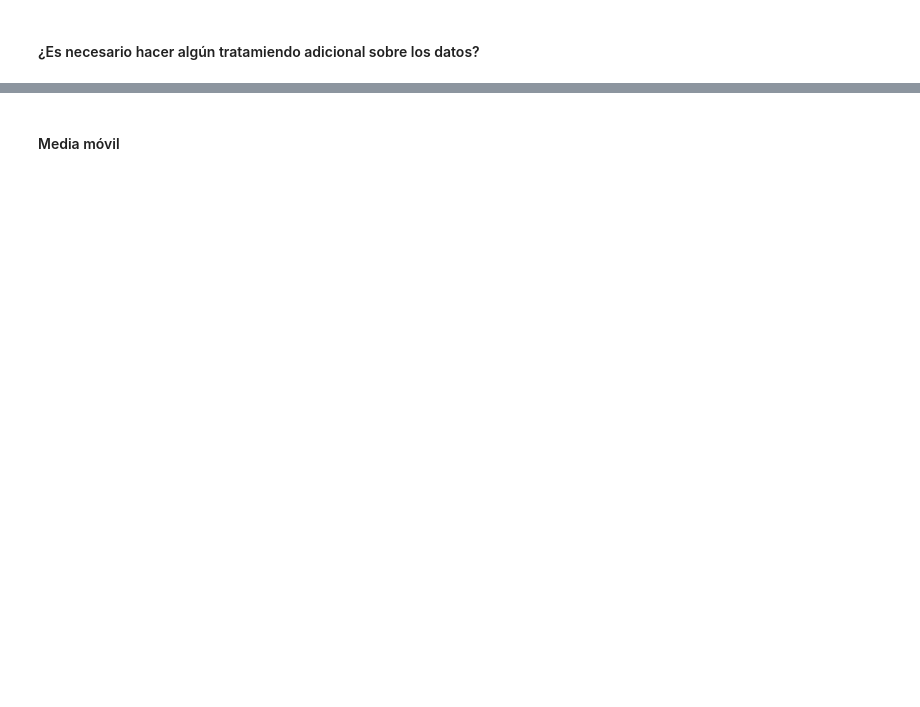
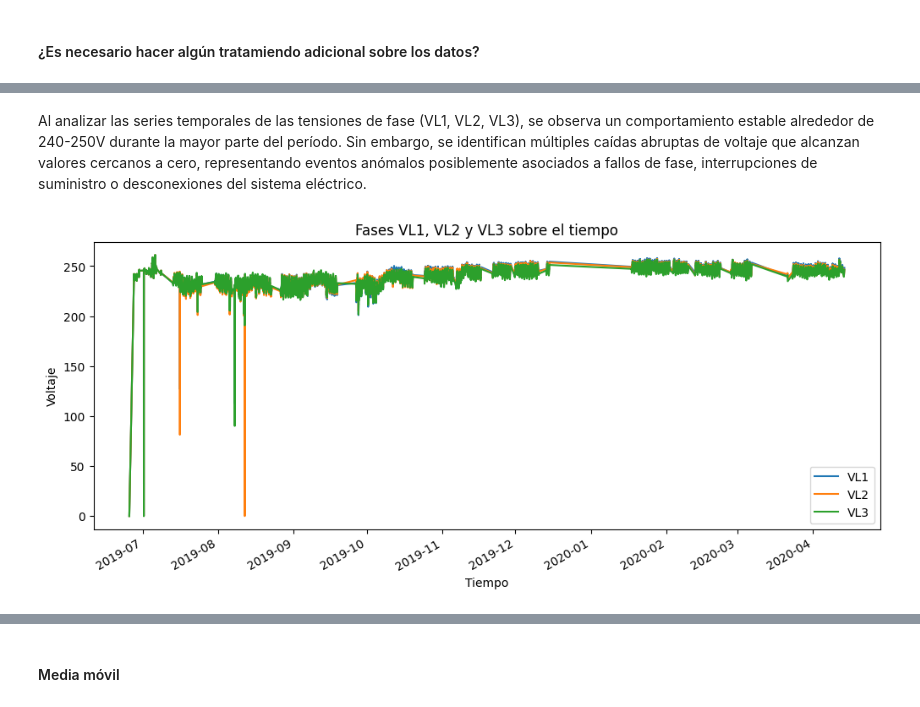
Before and after one commit to abulnes16/activity-3-unsupervised-learning, a Jupyter notebook: muinar07_act3_Notebook.ipynb, the cells around one changed output, grey strips where cells are left out. Saved outputs shown, nothing was run; the diff lists cells and outputs as text; code cells hidden in the pictures; blank space fills up the shorter version.

```diff
--- a/muinar07_act3_Notebook.ipynb
+++ b/muinar07_act3_Notebook.ipynb
@@ -87,0 +383,5 @@ df = pd.read_csv('CurrentVoltage.csv', sep=',')
+# %%
+for col in df.select_dtypes(include=['float64']).columns:
+    sns.boxplot(x=df[col])
+    plt.title(col)
+    plt.show()
@@ -87,0 +419,5 @@ df = pd.read_csv('CurrentVoltage.csv', sep=',')
+# %%
+for col in ['VL1', 'VL2', 'VL3']:
+    df.set_index('DeviceTimeStamp')[col].plot(figsize=(12, 5))
+    plt.title(f"{col} sobre el tiempo")
+    plt.show()
@@ -87,0 +428,11 @@ df = pd.read_csv('CurrentVoltage.csv', sep=',')
+# %% [markdown]
+Al analizar las series temporales de las tensiones de fase (VL1, VL2, VL3), se observa un comportamiento estable alrededor de 240-250V durante la mayor parte del período. Sin embargo, se identifican múltiples caídas abruptas de voltaje que alcanzan valores cercanos a cero, representando eventos anómalos posiblemente asociados a fallos de fase, interrupciones de suministro o desconexiones del sistema eléctrico.
+# %%
+df.set_index('DeviceTimeStamp')[['VL1', 'VL2', 'VL3']].plot(figsize=(12, 5))
+plt.title("Fases VL1, VL2 y VL3 sobre el tiempo")
+plt.ylabel("Voltaje")
+plt.xlabel("Tiempo")
+plt.legend(["VL1", "VL2", "VL3"])
+plt.show()
+# %% [output]
+[figure, added]
```
Also changed, not shown: parts of 95 cells of this notebook.
